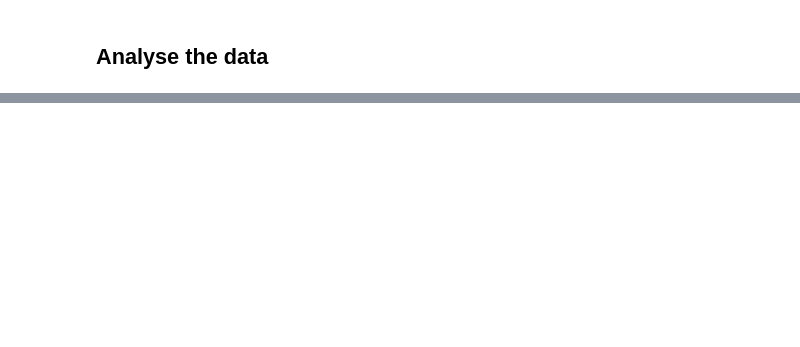
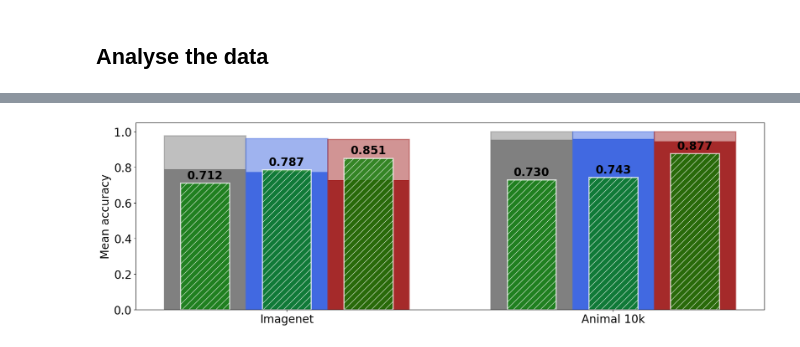
Before and after one commit to bicv/Retinotopy, a Jupyter notebook: 25_stats_of_likelihood_map.ipynb, the cells around one changed output, grey strips where cells are left out. Saved outputs shown, nothing was run; the diff lists cells and outputs as text; code cells hidden in the pictures; blank space fills up the shorter version.

```diff
--- a/25_stats_of_likelihood_map.ipynb
+++ b/25_stats_of_likelihood_map.ipynb
@@ -304,0 +262,77 @@ df_filename='cached_data/2024-05-24_raw_resnet101_cartesian_map_paper.parquet'
+# %%
+# data from https://allisonhorst.github.io/palmerpenguins/
+
+import matplotlib.pyplot as plt
+import numpy as np
+
+tasks_color = f'Raw-grey,Cartesian-royalblue,Retinotopic-brown'
+tasks_color = dict(map(lambda i: i.split('-'), tasks_color.split(',')))
+
+dataset_name = ("Imagenet", "Animal 10k")
+mean_accuracy_before_saccade = {
+    'Raw': (.79, .955),
+    'Cartesian': (.773, .959),
+    'Retinotopic': (.729, .947),
+}
+
+x = np.arange(len(dataset_name))  # the label locations
+width = 0.25  # the width of the bars
+multiplier = 0
+
+
+
+fig, ax = plt.subplots(1, 1, figsize=(20, 6))
+
+for attribute, measurement in mean_accuracy_before_saccade.items():
+    offset = width * multiplier
+    rects = ax.bar(x + offset, measurement, width, label=attribute, color=tasks_color[attribute])
+
+    multiplier += 1
+
+#ax.legend(['Raw', 'Cartesian', 'Retinotopic'])
+
+mean_accuracy_after_saccade = {
+    'Raw': (.977, 1.),
+    'Cartesian': (.962, 1.),
+    'Retinotopic': (.958, 1.),
+}
+
+multiplier = 0
+
+for attribute, measurement in mean_accuracy_after_saccade.items():
+    offset = width * multiplier
+    rects = ax.bar(x + offset, measurement, width, alpha=.5, edgecolor =tasks_color[attribute],
+                   linewidth = 2, color=tasks_color[attribute], label='After Saccade')
+
+    multiplier += 1
+
+
+
+mean_accuracy_pointing_game = {
+    'Raw': (.712, .73),
+    'Cartesian': (.787, .743),
+    'Retinotopic': (.851, .877),
+}
+
+#ax.legend(['After saccade'])
+
+multiplier = 0
+
+for attribute, measurement in mean_accuracy_pointing_game.items():
+    offset = (width * multiplier)
+    rects = ax.bar(x + offset, measurement, 0.15, alpha=.75, color='green', label='Pointing Game', edgecolor ='white', linewidth = 2, hatch='//')
+    ax.bar_label(rects, padding=3, weight='bold', fontsize=fontsize, fmt='%.3f')
+
+    multiplier += 1
+#ax.legend(['Pointing Game'])
+#plt.legend(bbox_to_anchor=(1.22, .25), loc='lower right', fontsize=10)
+ax.set_ylabel(f"Mean accuracy", size=fontsize)
+ax.set_xticks(x + width, dataset_name, fontsize=fontsize)
+
+ax.tick_params(labelsize=20)
+
+
+if False:
+    to_save(fig, 'fig-accuracy_pointing_game_saccade')
+# %% [output]
+[figure, added]
```
Also changed, not shown: parts of 27 cells of this notebook, 1 other file.
